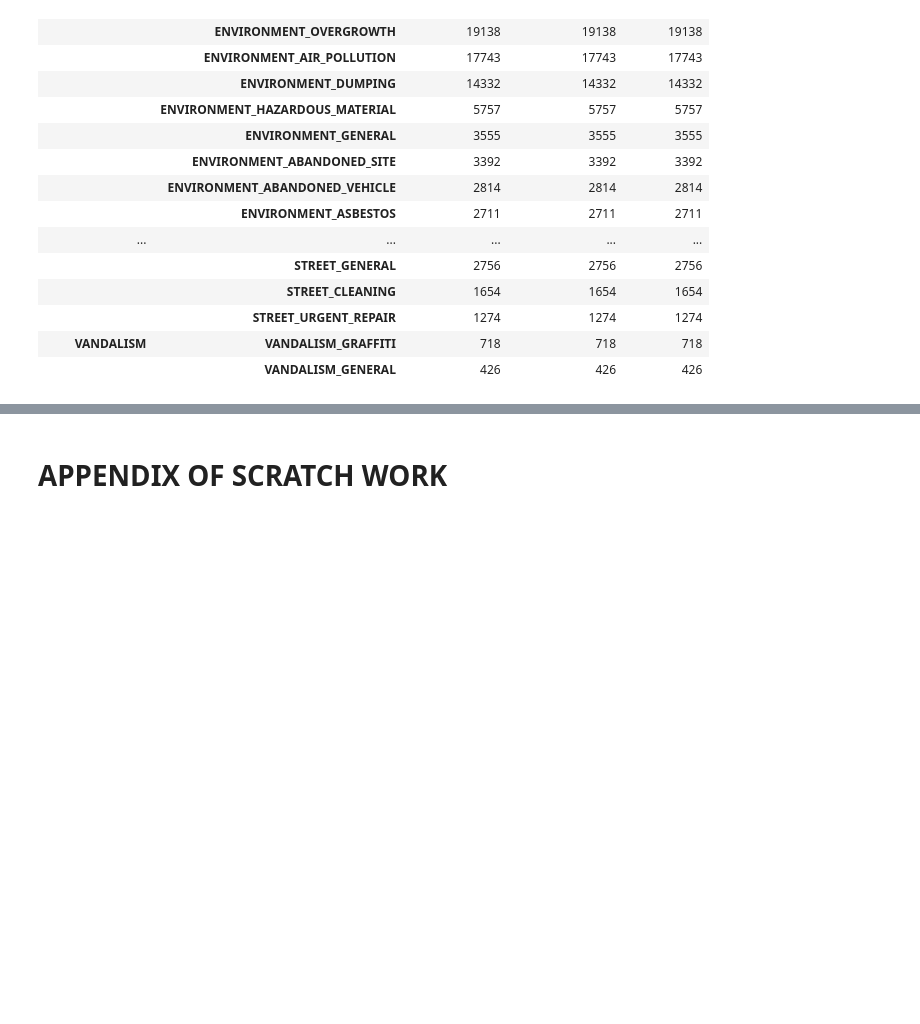
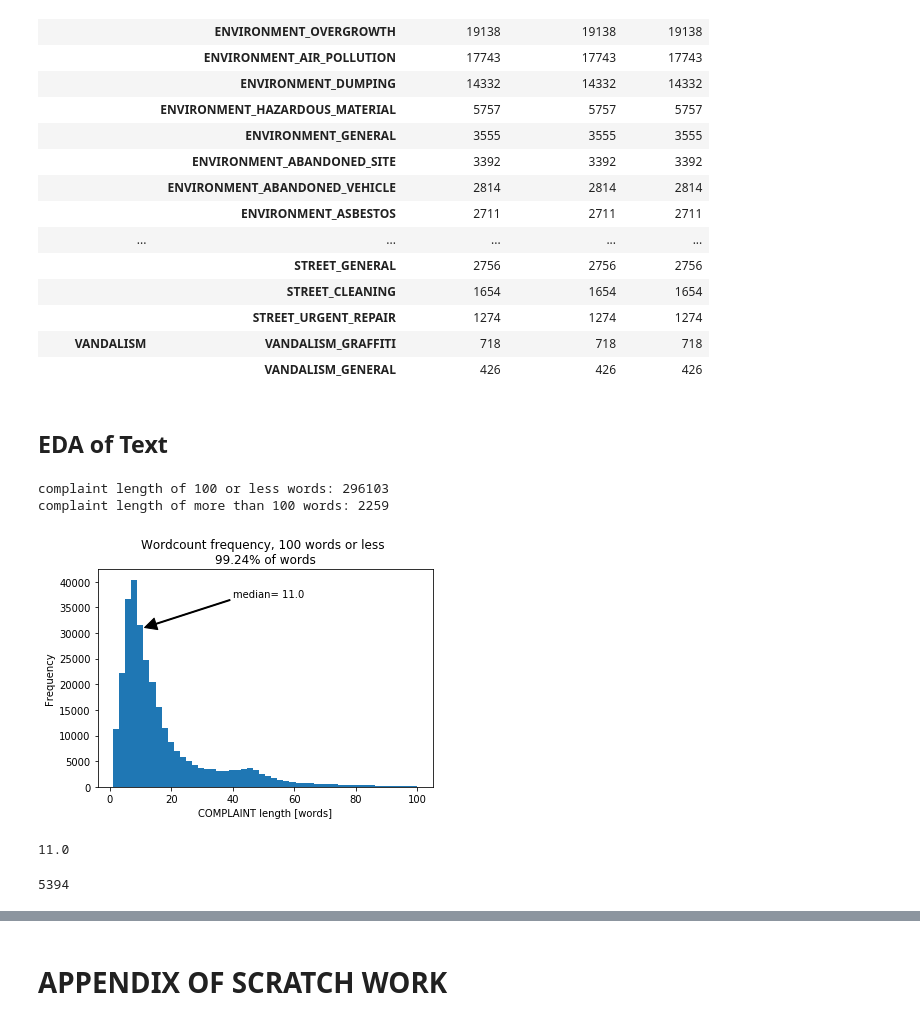
Before and after one commit to pdurkin84/W210_Gov_Complaints_Portal, a Jupyter notebook: Code/Reclassification_dictionary_datasets.ipynb, the cells around one changed output, grey strips where cells are left out. Drawn from its saved outputs; the diff is of its cells as text; code cells hidden in the pictures; blank space fills up the shorter version.

```diff
--- a/Code/Reclassification_dictionary_datasets.ipynb
+++ b/Code/Reclassification_dictionary_datasets.ipynb
@@ -385,3 +385,32 @@ chi_br_IE_train_1.groupby(['CATEGORY_MAIN']).apply(lambda x: (x.groupby('CATEGOR
 |  | STREET_URGENT_REPAIR | 1274 | 1274 | 1274 |
 | VANDALISM | VANDALISM_GRAFFITI | 718 | 718 | 718 |
 |  | VANDALISM_GENERAL | 426 | 426 | 426 |
+# %% [markdown]
+## EDA of Text
+# %%
+wordcount=chi_br_IE_train_1['COMPLAINT'].apply(lambda x: len(x.split(' ')))
+chi_br_IE_train_1['WORDCOUNT']=chi_br_IE_train_1['COMPLAINT'].apply(lambda x: len(x.split(' ')))
+print('complaint length of 100 or less words:',sum(wordcount.apply(lambda x: x<=100)))
+print('complaint length of more than 100 words:',sum(wordcount.apply(lambda x: x>100)))
+# %% [output]
+complaint length of 100 or less words: 296103
+complaint length of more than 100 words: 2259
+# %%
+plt.hist(wordcount[wordcount.apply(lambda x: x<=100)],bins=50)
+plt.title('Wordcount frequency, 100 words or less \n'+ str( round(1-(2259/296103),4)*100 )+ '% of words')
+plt.ylabel('Frequency')
+plt.xlabel('COMPLAINT length [words]')
+plt.annotate('median= '+str(np.median(wordcount[wordcount.apply(lambda x: x<=100)])), xy=(11, 31000), xytext=(40, 37000),
+            arrowprops=dict(facecolor='black', shrink=0.01,width=1),
+            )
+plt.show()
+# %% [output]
+[figure, added]
+# %%
+np.median(wordcount[wordcount.apply(lambda x: x<=100)])
+# %% [output]
+11.0
+# %%
+sum(wordcount.apply(lambda x: x<=1))
+# %% [output]
+5394
```
Also changed, not shown: parts of 5 cells of this notebook.
